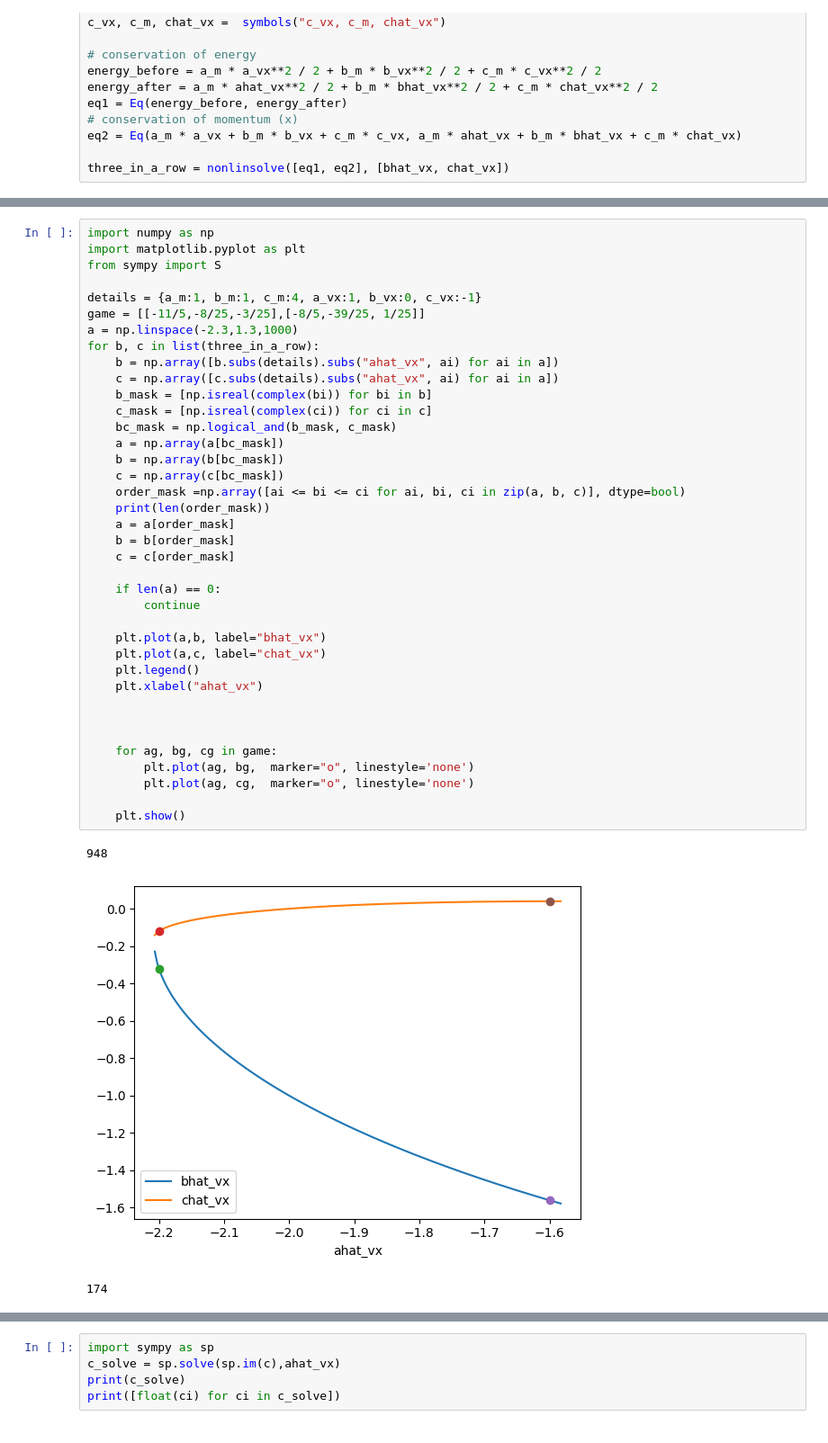
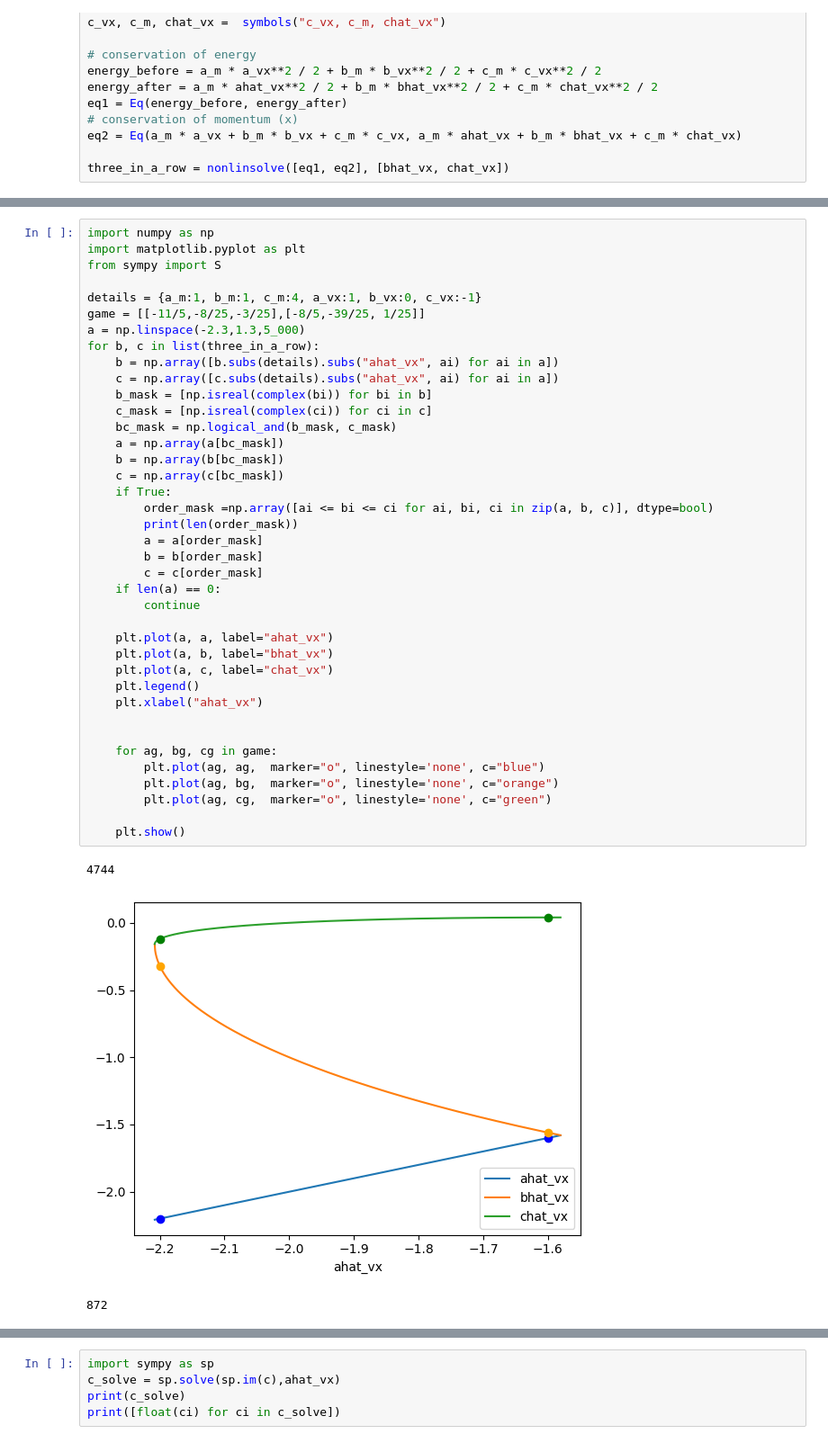
Before and after one commit to CarlKCarlK/perfect-physics, a Jupyter notebook: part_5_pydata.ipynb, the cells around one changed output, grey strips where cells are left out. Shown at 90% size. Saved outputs shown, nothing was run; the diff lists cells and outputs as text.

```diff
--- a/part_5_pydata.ipynb
+++ b/part_5_pydata.ipynb
@@ -225,45 +225,46 @@ $\displaystyle \left\{\left( \frac{a_{m} a_{vx} - a_{m} \hat{a}_{vx} + b_{m} b_{
 # %%
 import numpy as np
 import matplotlib.pyplot as plt
 from sympy import S
 
 details = {a_m:1, b_m:1, c_m:4, a_vx:1, b_vx:0, c_vx:-1}
 game = [[-11/5,-8/25,-3/25],[-8/5,-39/25, 1/25]]
-a = np.linspace(-2.3,1.3,1000)
+a = np.linspace(-2.3,1.3,5_000)
 for b, c in list(three_in_a_row):
     b = np.array([b.subs(details).subs("ahat_vx", ai) for ai in a])
     c = np.array([c.subs(details).subs("ahat_vx", ai) for ai in a])
     b_mask = [np.isreal(complex(bi)) for bi in b]
     c_mask = [np.isreal(complex(ci)) for ci in c]
     bc_mask = np.logical_and(b_mask, c_mask)
     a = np.array(a[bc_mask])
     b = np.array(b[bc_mask])
     c = np.array(c[bc_mask])
-    order_mask =np.array([ai <= bi <= ci for ai, bi, ci in zip(a, b, c)], dtype=bool)
-    print(len(order_mask))
-    a = a[order_mask]
-    b = b[order_mask]
-    c = c[order_mask]
-
+    if True:
+        order_mask =np.array([ai <= bi <= ci for ai, bi, ci in zip(a, b, c)], dtype=bool)
+        print(len(order_mask))
+        a = a[order_mask]
+        b = b[order_mask]
+        c = c[order_mask]
     if len(a) == 0:
         continue
 
-    plt.plot(a,b, label="bhat_vx")
-    plt.plot(a,c, label="chat_vx")
+    plt.plot(a, a, label="ahat_vx")
+    plt.plot(a, b, label="bhat_vx")
+    plt.plot(a, c, label="chat_vx")
     plt.legend()
     plt.xlabel("ahat_vx")
 
 
-
     for ag, bg, cg in game:
-        plt.plot(ag, bg,  marker="o", linestyle='none')
-        plt.plot(ag, cg,  marker="o", linestyle='none')
+        plt.plot(ag, ag,  marker="o", linestyle='none', c="blue")
+        plt.plot(ag, bg,  marker="o", linestyle='none', c="orange")
+        plt.plot(ag, cg,  marker="o", linestyle='none', c="green")
 
     plt.show()
 # %% [output]
-948
+4744
-[figure, old version]
+[figure, new version]
-174
+872
 # %%
 import numpy as np
 import matplotlib.pyplot as plt
```
Also changed, not shown: parts of 19 cells of this notebook.
